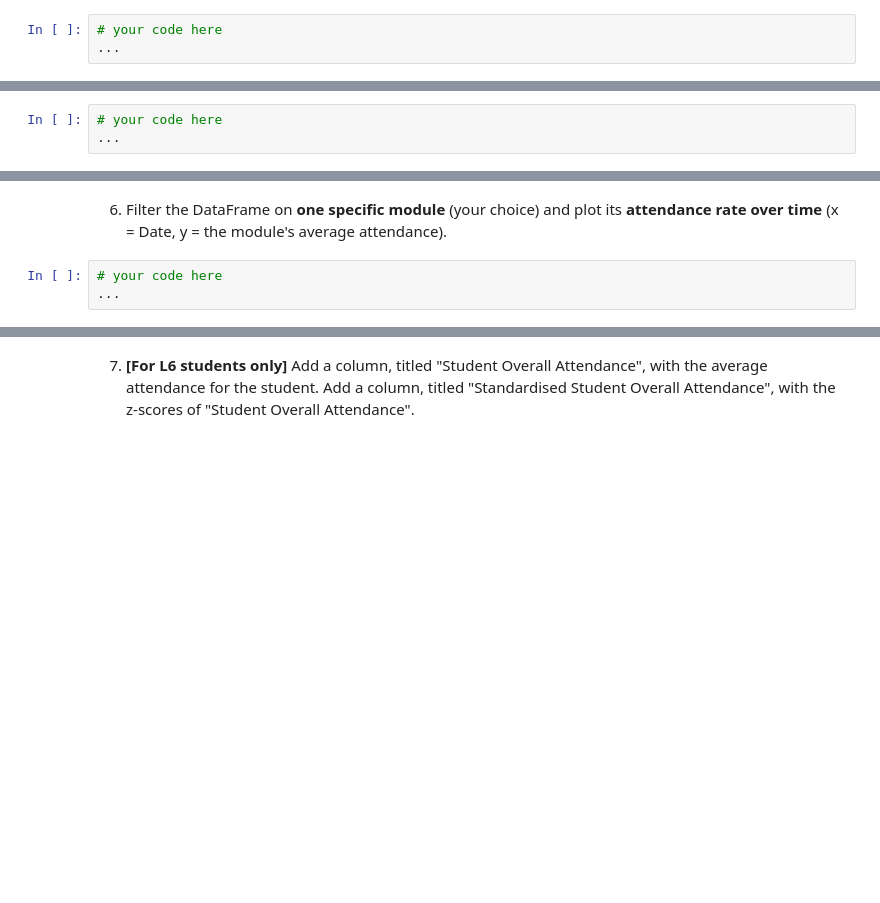
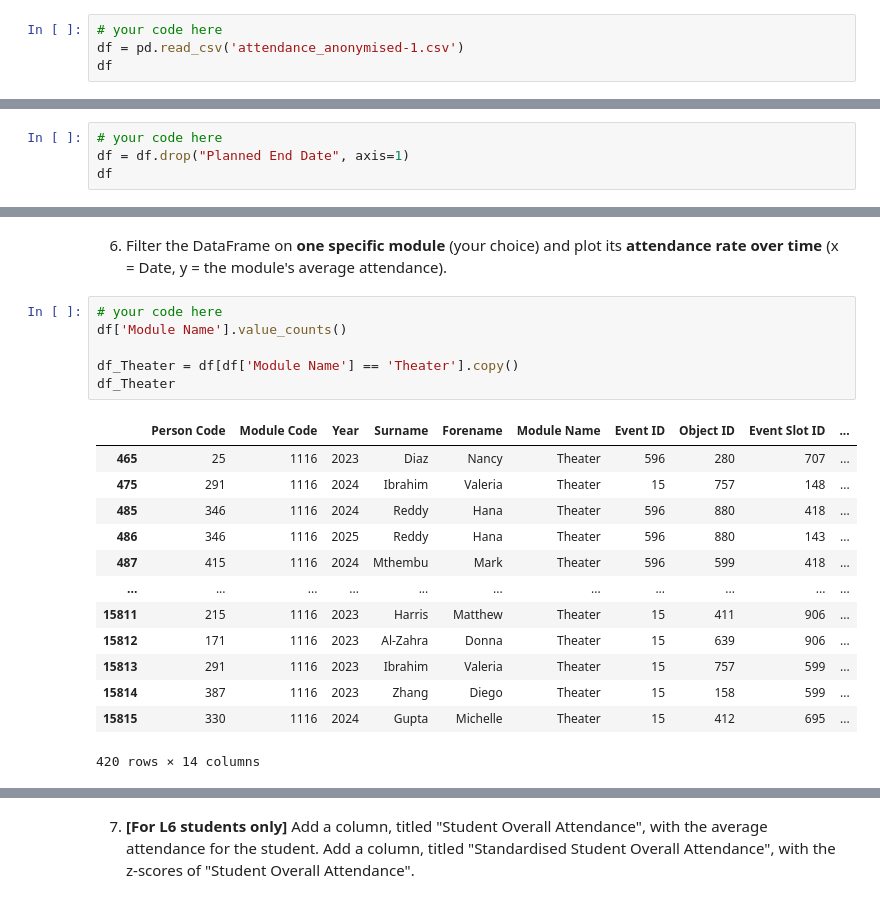
Before and after one commit to tobiade22/IDS_Summative_1, a Jupyter notebook: summative1-1.ipynb, the cells around one changed output, grey strips where cells are left out. Saved outputs shown, nothing was run; the diff lists cells and outputs as text; blank space fills up the shorter version.

```diff
--- a/summative1-1.ipynb
+++ b/summative1-1.ipynb
@@ -72,4 +77,5 @@ By completing this assessment, you will demonstrate your ability to:
 1. Load `attendance_anonymised.csv` using `pandas`.
 # %%
 # your code here
-...
+df = pd.read_csv('attendance_anonymised-1.csv')
+df
@@ -83,3 +114,4 @@ By completing this assessment, you will demonstrate your ability to:
 # %%
 # your code here
-...
+df = df.drop("Planned End Date", axis=1)
+df
@@ -116,4 +191,21 @@ By completing this assessment, you will demonstrate your ability to:
    (x = Date, y = the module's average attendance).
 # %%
 # your code here
-...
+df['Module Name'].value_counts()
+
+df_Theater = df[df['Module Name'] == 'Theater'].copy()
+df_Theater
+# %% [output]
+|  | Person Code | Module Code | Year | Surname | Forename | Module Name | Event ID | Object ID | Event Slot ID | ... |
+| 465 | 25 | 1116 | 2023 | Diaz | Nancy | Theater | 596 | 280 | 707 | ... |
+| 475 | 291 | 1116 | 2024 | Ibrahim | Valeria | Theater | 15 | 757 | 148 | ... |
+| 485 | 346 | 1116 | 2024 | Reddy | Hana | Theater | 596 | 880 | 418 | ... |
+| 486 | 346 | 1116 | 2025 | Reddy | Hana | Theater | 596 | 880 | 143 | ... |
+| 487 | 415 | 1116 | 2024 | Mthembu | Mark | Theater | 596 | 599 | 418 | ... |
+| ... | ... | ... | ... | ... | ... | ... | ... | ... | ... | ... |
+| 15811 | 215 | 1116 | 2023 | Harris | Matthew | Theater | 15 | 411 | 906 | ... |
+| 15812 | 171 | 1116 | 2023 | Al-Zahra | Donna | Theater | 15 | 639 | 906 | ... |
+| 15813 | 291 | 1116 | 2023 | Ibrahim | Valeria | Theater | 15 | 757 | 599 | ... |
+| 15814 | 387 | 1116 | 2023 | Zhang | Diego | Theater | 15 | 158 | 599 | ... |
+| 15815 | 330 | 1116 | 2024 | Gupta | Michelle | Theater | 15 | 412 | 695 | ... |
+420 rows × 14 columns
```
Also changed, not shown: parts of 19 cells of this notebook.
